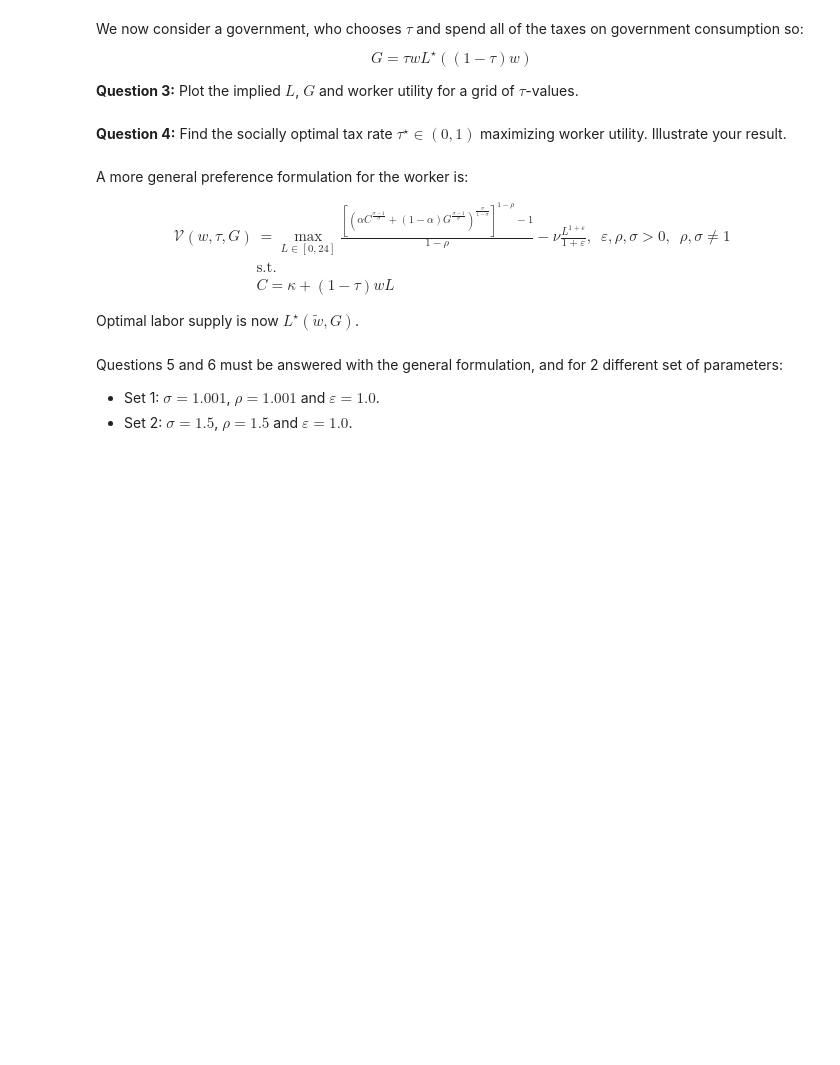
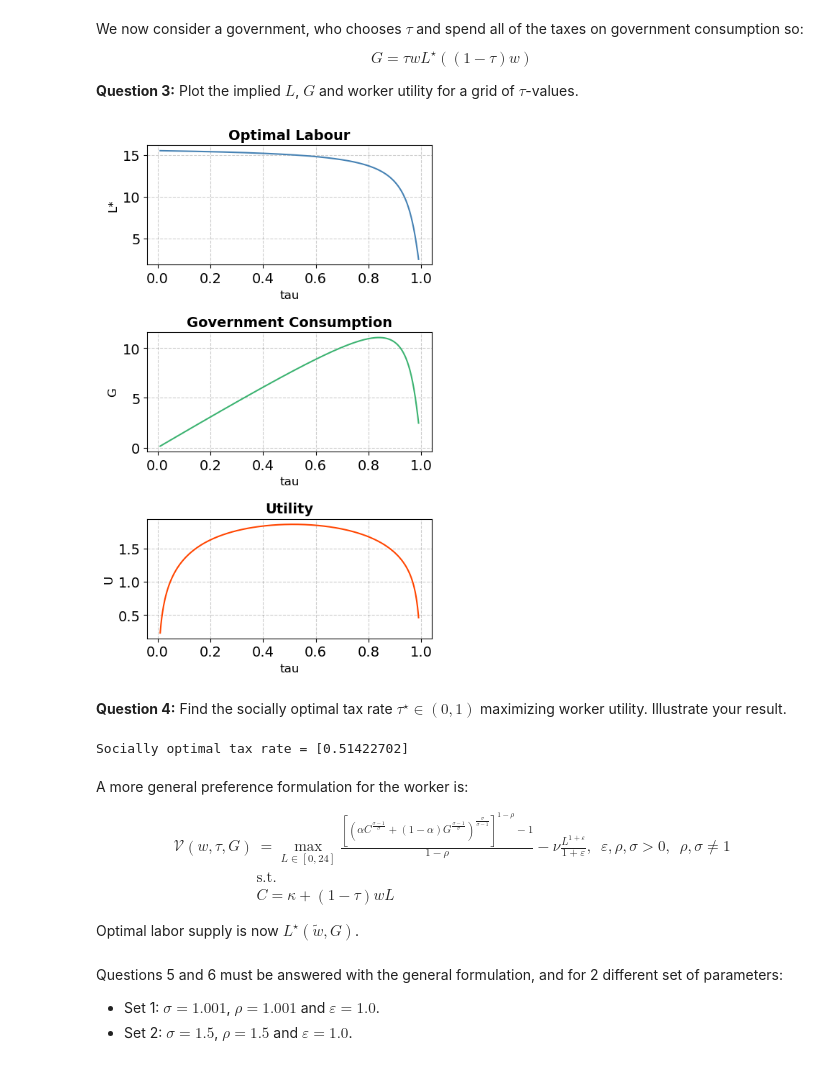
Before and after one commit to NumEconCopenhagen/projects-2023-virginia-rebecca, a Jupyter notebook: examproject/Exam-2023-notebook.ipynb, the cells around one changed output. Saved outputs shown, nothing was run; the diff lists cells and outputs as text; code cells hidden in the pictures; blank space fills up the shorter version.

```diff
--- a/examproject/Exam-2023-notebook.ipynb
+++ b/examproject/Exam-2023-notebook.ipynb
@@ -70,2 +157,51 @@ $$
+# %%
+# Use WorkerClass
+model2 = WorkerClass()
+
+# Define grid values for tau
+t_grid = np.linspace(0.01,0.99,1000)
+
+# Prepar vectors for looping
+g_grid = np.empty(1000)
+l_grid = np.empty(1000)
+u_grid = np.empty(1000)
+
+# Calculate optimal labour, government consumption and utility for each value of tau
+for i,t in enumerate(t_grid):
+    model2.par.tau = t
+    l_grid[i] = model2.optimal_labor()
+    g_grid[i] = model2.government()
+    u_grid[i] = model2.utility()
+
+# Plot
+fig, axs = plt.subplots(3, 1, figsize=(5, 8))
+
+# Plot 1 - Optimal labour
+axs[0].plot(t_grid, l_grid, color='steelblue')
+axs[0].set_xlabel('tau', fontsize=12)
+axs[0].set_ylabel('L*', fontsize=12)
+axs[0].set_title('Optimal Labour', fontsize=14, fontweight='bold')
+axs[0].grid(True, linestyle='--', alpha=0.2)
+
+# Plot 2 - Government consumption
+axs[1].plot(t_grid, g_grid, color='mediumseagreen')
+axs[1].set_xlabel('tau', fontsize=12)
+axs[1].set_ylabel('G', fontsize=12)
+axs[1].set_title('Government Consumption', fontsize=14, fontweight='bold')
+axs[1].grid(True, linestyle='--', alpha=0.2)
+
+# Plot 3 - Utility
+axs[2].plot(t_grid, u_grid, color='orangered')
+axs[2].set_xlabel('tau', fontsize=12)
+axs[2].set_ylabel('U', fontsize=12)
+axs[2].set_title('Utility', fontsize=14, fontweight='bold')
+axs[2].grid(True, linestyle='--', alpha=0.2)
+
+# Adjust spacing between subplots
+fig.tight_layout()
+
+plt.show()
+# %% [output]
+[figure, added]
 # %% [markdown]
 **Question 4:** Find the socially optimal tax rate $\tau^{\star}\in(0,1)$ maximizing worker utility. Illustrate your result.
@@ -74,9 +208,21 @@ $$
+# %%
+# Use interpolation for tau and utility to obtain the utility function
+interp_func = interpolate.RegularGridInterpolator([t_grid], u_grid,
+                                                  bounds_error=False,
+                                                  fill_value=None)
+
+# Find tau that maximizes utility
+max = optimize.minimize_scalar(lambda x: -interp_func([x]), bounds=(1e-8,1-1e-8), method='bounded')
+tau_max = max.x
+print('Socially optimal tax rate =', tau_max)
+# %% [output]
+Socially optimal tax rate = [0.51422702]
 # %% [markdown]
 A more general preference formulation for the worker is:
 
 $$
 \begin{align*}
-\mathcal{V}(w,\tau,G)&=\max_{L\in[0,24]}\frac{\left[ \left( \alpha C^{\frac{\sigma-1}{\sigma}}+(1-\alpha) G^{\frac{\sigma-1}{\sigma}} \right)^{\frac{\sigma}{1-\sigma} }\right]^{1-\rho}-1}{1-\rho}- \nu\frac{L^{1+\varepsilon}}{1+\varepsilon},\,\,\,\varepsilon,\rho,\sigma>0,\,\,\,\rho,\sigma\neq1\\&\text{s.t.}\\&C=\kappa+(1-\tau)wL
+\mathcal{V}(w,\tau,G)&=\max_{L\in[0,24]}\frac{\left[ \left( \alpha C^{\frac{\sigma-1}{\sigma}}+(1-\alpha) G^{\frac{\sigma-1}{\sigma}} \right)^{\frac{\sigma}{\sigma-1} }\right]^{1-\rho}-1}{1-\rho}- \nu\frac{L^{1+\varepsilon}}{1+\varepsilon},\,\,\,\varepsilon,\rho,\sigma>0,\,\,\,\rho,\sigma\neq1\\&\text{s.t.}\\&C=\kappa+(1-\tau)wL
 \end{align*}
 $$
 
```
Also changed, not shown: parts of 43 cells of this notebook, 5 other files.
